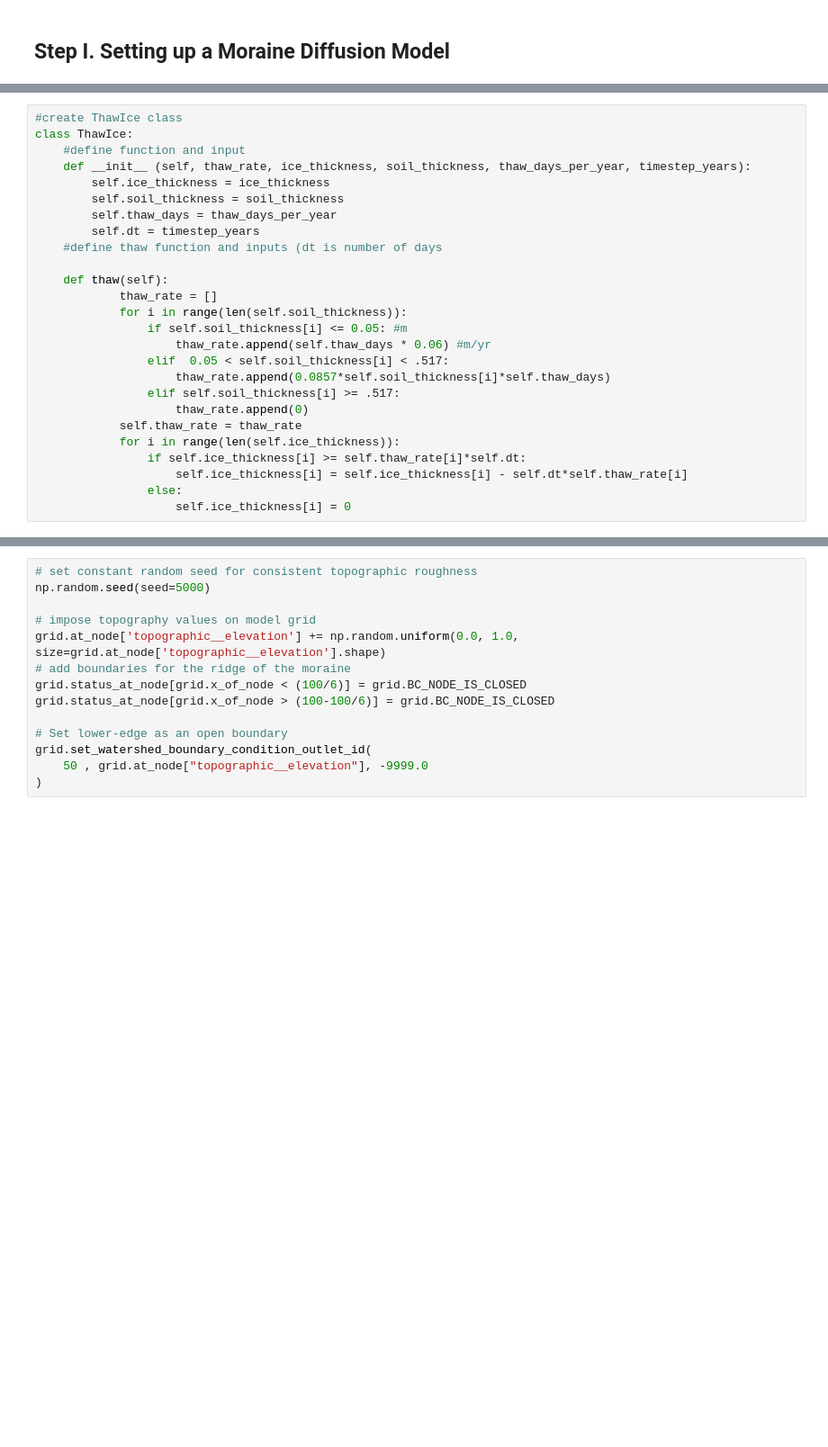
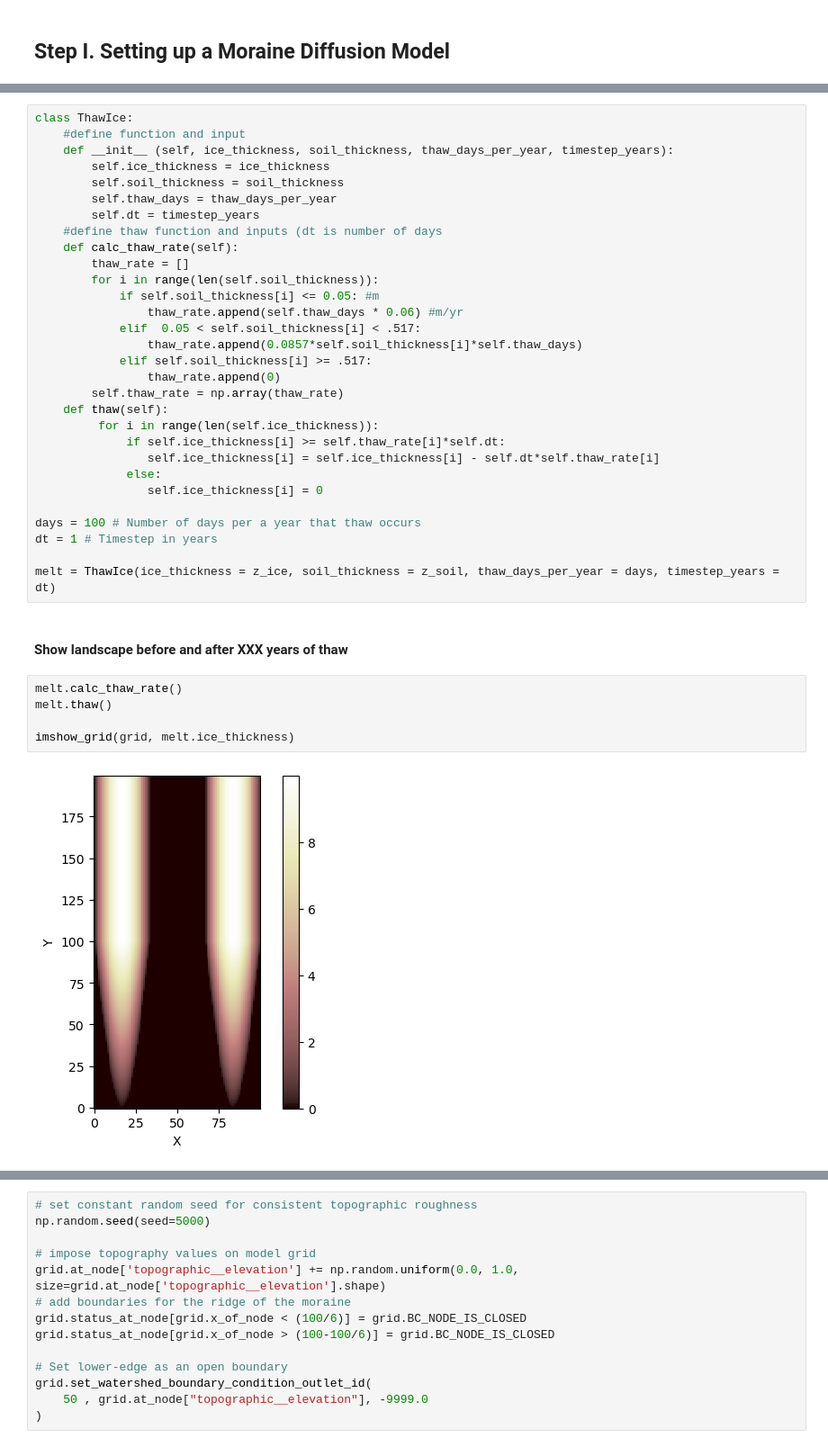
Before and after one commit to shaylatriant/2025-glacier-outbursts, a Jupyter notebook: post_glacial_lab.ipynb, the cells around one changed output, grey strips where cells are left out. Shown at 90% size. Cells and saved outputs as stored; diff of their text form; blank space fills up the shorter version.

```diff
--- a/post_glacial_lab.ipynb
+++ b/post_glacial_lab.ipynb
@@ -174,29 +175,42 @@ Following the data from Østrem (1959) and Nicholson and Benn (2006), we created
 # %%
-#create ThawIce class
 class ThawIce:
     #define function and input
-    def __init__ (self, thaw_rate, ice_thickness, soil_thickness, thaw_days_per_year, timestep_years):
+    def __init__ (self, ice_thickness, soil_thickness, thaw_days_per_year, timestep_years):
         self.ice_thickness = ice_thickness
         self.soil_thickness = soil_thickness
         self.thaw_days = thaw_days_per_year
         self.dt = timestep_years
     #define thaw function and inputs (dt is number of days
+    def calc_thaw_rate(self):
+        thaw_rate = []
+        for i in range(len(self.soil_thickness)):
+            if self.soil_thickness[i] <= 0.05: #m
+                thaw_rate.append(self.thaw_days * 0.06) #m/yr
+            elif  0.05 < self.soil_thickness[i] < .517:
+                thaw_rate.append(0.0857*self.soil_thickness[i]*self.thaw_days)
+            elif self.soil_thickness[i] >= .517:
+                thaw_rate.append(0)
+        self.thaw_rate = np.array(thaw_rate)
+    def thaw(self):
+         for i in range(len(self.ice_thickness)):
+             if self.ice_thickness[i] >= self.thaw_rate[i]*self.dt:
+                self.ice_thickness[i] = self.ice_thickness[i] - self.dt*self.thaw_rate[i]
+             else:
+                self.ice_thickness[i] = 0
 
-    def thaw(self):
-            thaw_rate = []
-            for i in range(len(self.soil_thickness)):
-                if self.soil_thickness[i] <= 0.05: #m
-                    thaw_rate.append(self.thaw_days * 0.06) #m/yr
-                elif  0.05 < self.soil_thickness[i] < .517:
-                    thaw_rate.append(0.0857*self.soil_thickness[i]*self.thaw_days)
-                elif self.soil_thickness[i] >= .517:
-                    thaw_rate.append(0)
-            self.thaw_rate = thaw_rate
-            for i in range(len(self.ice_thickness)):
-                if self.ice_thickness[i] >= self.thaw_rate[i]*self.dt:
-                    self.ice_thickness[i] = self.ice_thickness[i] - self.dt*self.thaw_rate[i]
-                else:
-                    self.ice_thickness[i] = 0
+days = 100 # Number of days per a year that thaw occurs
+dt = 1 # Timestep in years
+
+melt = ThawIce(ice_thickness = z_ice, soil_thickness = z_soil, thaw_days_per_year = days, timestep_years = dt)
+# %% [markdown]
+#### Show landscape before and after XXX years of thaw
+# %%
+melt.calc_thaw_rate()
+melt.thaw()
+
+imshow_grid(grid, melt.ice_thickness)
+# %% [output]
+[figure, added]
 # %% [markdown]
 ## Step II. Setting up an Overland Flow Model
 
```
Also changed, not shown: parts of 36 cells of this notebook.
